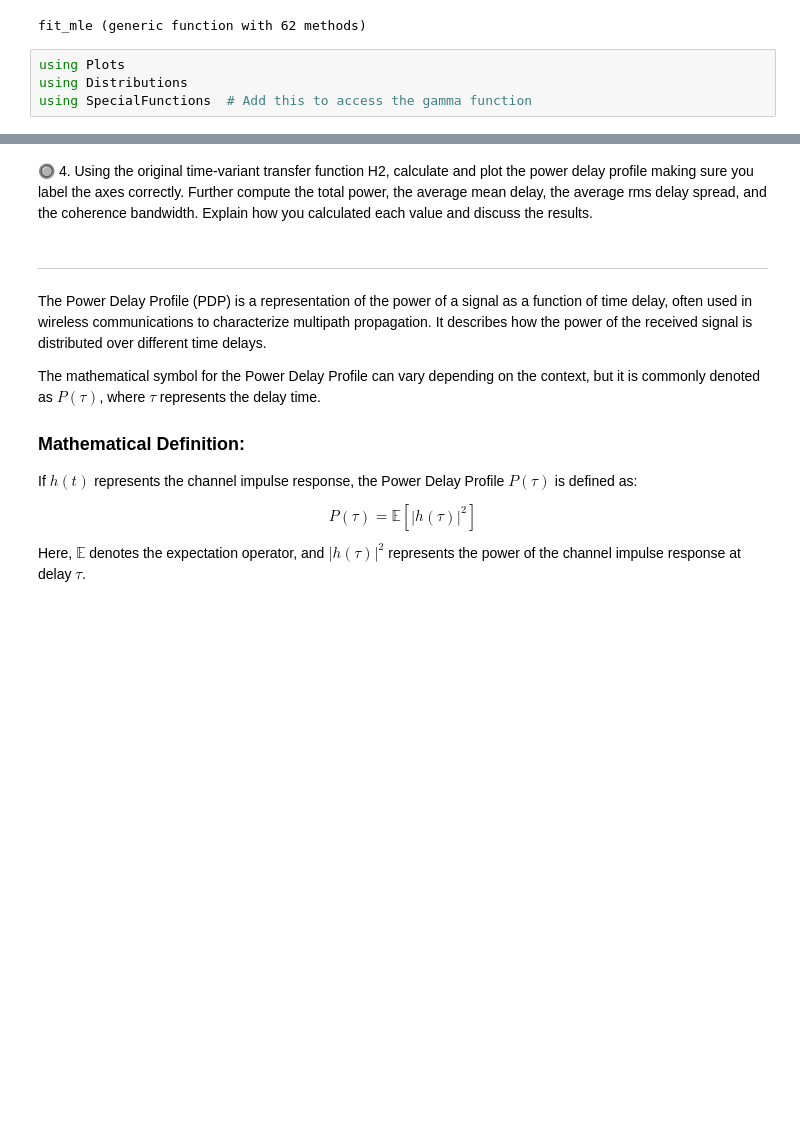
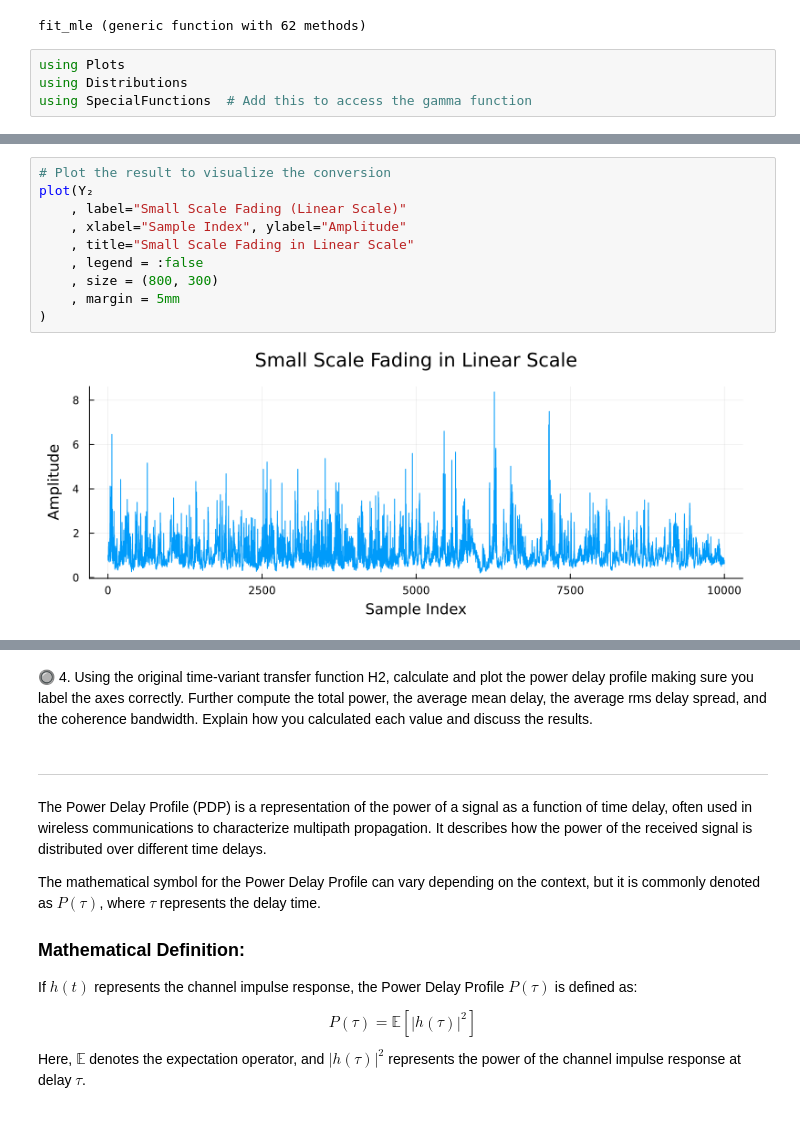
Before and after one commit to setrar/RADIO, a Jupyter notebook: Assignements/2/REPORT.ipynb, the cells around one changed output, grey strips where cells are left out. Saved outputs shown, nothing was run; the diff lists cells and outputs as text; blank space fills up the shorter version.

```diff
--- a/Assignements/2/REPORT.ipynb
+++ b/Assignements/2/REPORT.ipynb
@@ -107 +140,13 @@ using SpecialFunctions  # Add this to access the gamma function
+# %%
+# Plot the result to visualize the conversion
+plot(Y₂
+    , label="Small Scale Fading (Linear Scale)"
+    , xlabel="Sample Index", ylabel="Amplitude"
+    , title="Small Scale Fading in Linear Scale"
+    , legend = :false
+    , size = (800, 300)
+    , margin = 5mm
+)
+# %% [output]
+[figure, added]
 # %%
```
Also changed, not shown: parts of 4 cells of this notebook.
